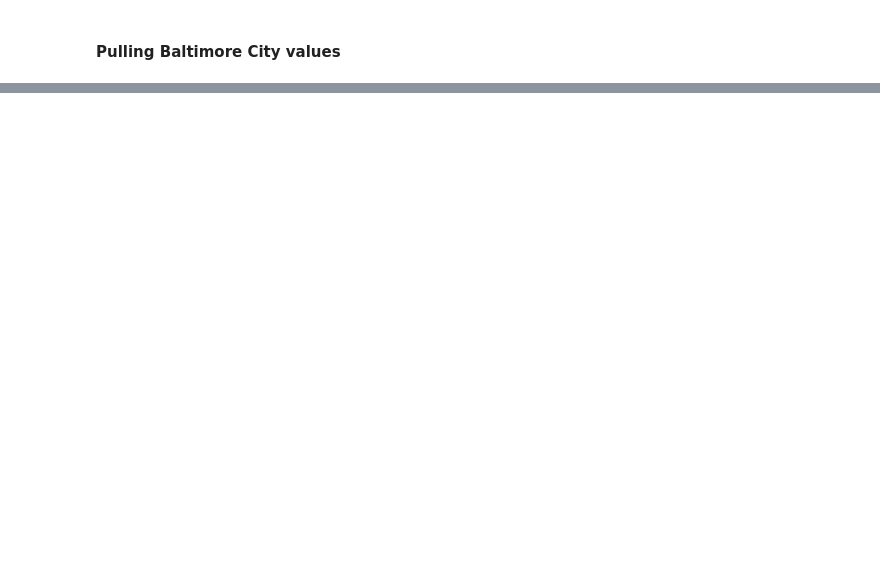
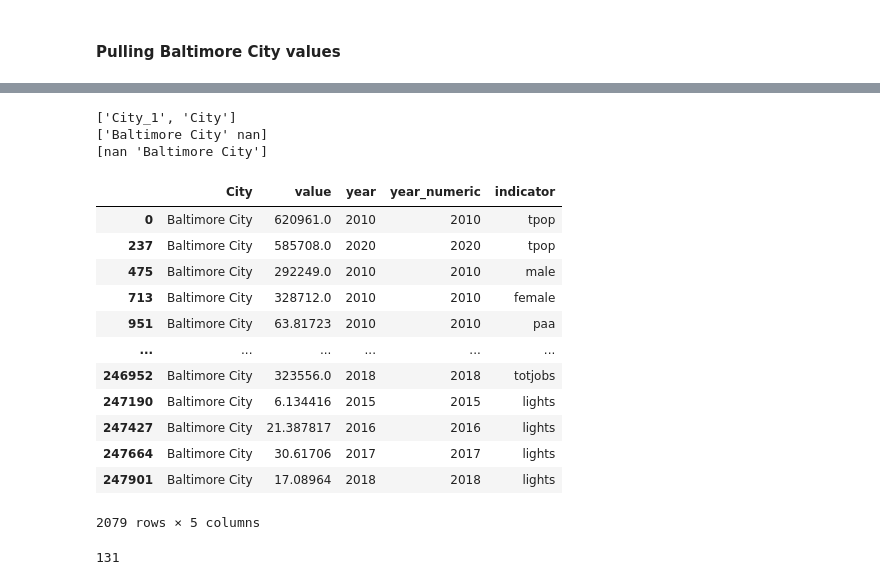
Before and after one commit to ejf78/cdc_vitalsigns, a Jupyter notebook: Vital_Signs_Data_Supplement.ipynb, the cells around one changed output, grey strips where cells are left out. Drawn from its saved outputs; the diff is of its cells as text; code cells hidden in the pictures; blank space fills up the shorter version.

```diff
--- a/Vital_Signs_Data_Supplement.ipynb
+++ b/Vital_Signs_Data_Supplement.ipynb
@@ -267,0 +246,50 @@ https://services1.arcgis.com/mVFRs7NF4iFitgbY/arcgis/rest/services/Lights/Featur
+# %%
+# examine 'city_1' vs. city
+city_cols = [col for col in baltimore_df.columns if 'City' in col]
+print(city_cols)
+print(baltimore_df.City_1.unique())
+print(baltimore_df.City.unique())
+# %% [output]
+['City_1', 'City']
+['Baltimore City' nan]
+[nan 'Baltimore City']
+# %%
+### reformat data
+
+# make 'City' = 'Baltimore City' for all values
+baltimore_df.City = 'Baltimore City'
+# drop City_1 column
+baltimore_df = baltimore_df.drop(["City_1"], axis = 1)
+# melt (pivot longer)
+balt_melted = baltimore_df.melt(id_vars = ["City"],
+                                var_name = "year-indicator",
+                                value_name = "value")
+# drop NAs
+balt_melted.dropna(subset = ["value"], inplace = True)
+# add year column
+balt_melted["year"] = ['20' + i[-2:] for i in balt_melted['year-indicator']]
+balt_melted['year_numeric'] = [int(y) for y in balt_melted.year]
+# add col for indicator
+balt_melted["indicator"] = [i[:-2] for i in balt_melted['year-indicator']]
+# drop year-indicator field
+balt_melted = balt_melted.drop(['year-indicator'], axis = 1)
+balt_melted
+# %% [output]
+|  | City | value | year | year_numeric | indicator |
+| 0 | Baltimore City | 620961.0 | 2010 | 2010 | tpop |
+| 237 | Baltimore City | 585708.0 | 2020 | 2020 | tpop |
+| 475 | Baltimore City | 292249.0 | 2010 | 2010 | male |
+| 713 | Baltimore City | 328712.0 | 2010 | 2010 | female |
+| 951 | Baltimore City | 63.81723 | 2010 | 2010 | paa |
+| ... | ... | ... | ... | ... | ... |
+| 246952 | Baltimore City | 323556.0 | 2018 | 2018 | totjobs |
+| 247190 | Baltimore City | 6.134416 | 2015 | 2015 | lights |
+| 247427 | Baltimore City | 21.387817 | 2016 | 2016 | lights |
+| 247664 | Baltimore City | 30.61706 | 2017 | 2017 | lights |
+| 247901 | Baltimore City | 17.08964 | 2018 | 2018 | lights |
+2079 rows × 5 columns
+# %%
+# how many indicators have data for Baltimore City?
+len(set(balt_melted.indicator))
+# %% [output]
+131
```
Also changed, not shown: parts of 22 cells of this notebook.
